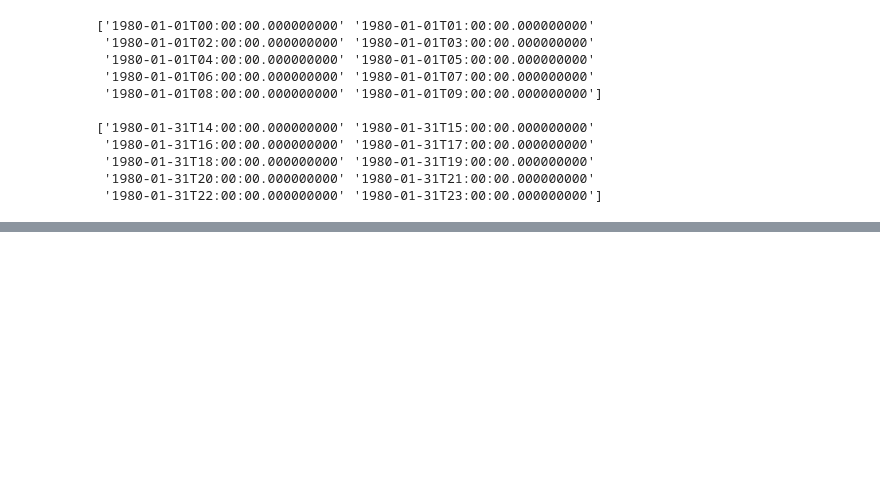
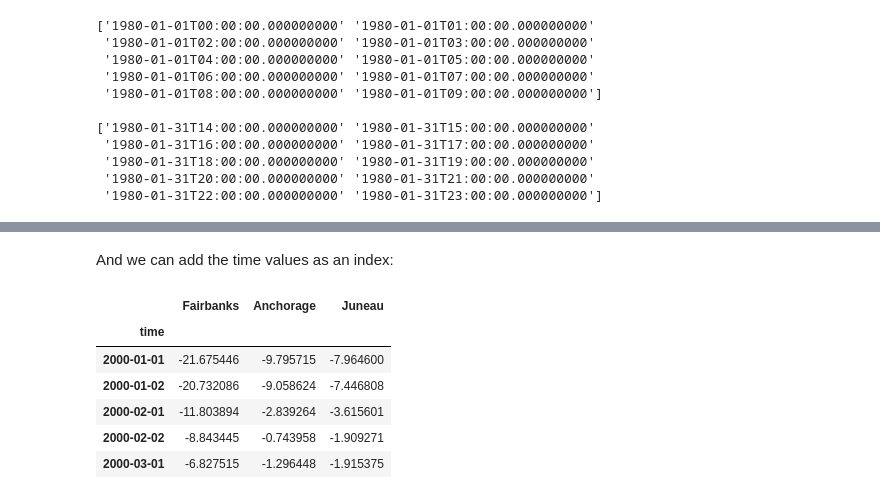
Before and after one commit to ua-snap/ardac-toolbox, a Jupyter notebook: notebooks/era5_access.ipynb, the cells around one changed output, grey strips where cells are left out. Cells and saved outputs as stored; diff of their text form; code cells hidden in the pictures; blank space fills up the shorter version.

```diff
--- a/notebooks/era5_access.ipynb
+++ b/notebooks/era5_access.ipynb
@@ -183,0 +294,9 @@ print(ds.time.values[-10:])
+# %%
+df = pd.DataFrame(
+    {
+        "latitude": [64.82, 61.18, 58.36],
+        "longitude": [-147.86, -149.99, -134.58],
+        "name": ["Fairbanks", "Anchorage", "Juneau"],
+    }
+).set_index("name")
+df
@@ -183,0 +360,15 @@ print(ds.time.values[-10:])
+# %% [markdown]
+And we can add the time values as an index:
+# %%
+# all should have the same time series
+data_df["time"] = ds.t2m.time.values
+data_df = data_df.set_index("time")
+data_df.head()
+# %% [output]
+|  | Fairbanks | Anchorage | Juneau |
+| time |  |  |  |
+| 2000-01-01 | -21.675446 | -9.795715 | -7.964600 |
+| 2000-01-02 | -20.732086 | -9.058624 | -7.446808 |
+| 2000-02-01 | -11.803894 | -2.839264 | -3.615601 |
+| 2000-02-02 | -8.843445 | -0.743958 | -1.909271 |
+| 2000-03-01 | -6.827515 | -1.296448 | -1.915375 |
```
Also changed, not shown: parts of 27 cells of this notebook, 1 other file.
